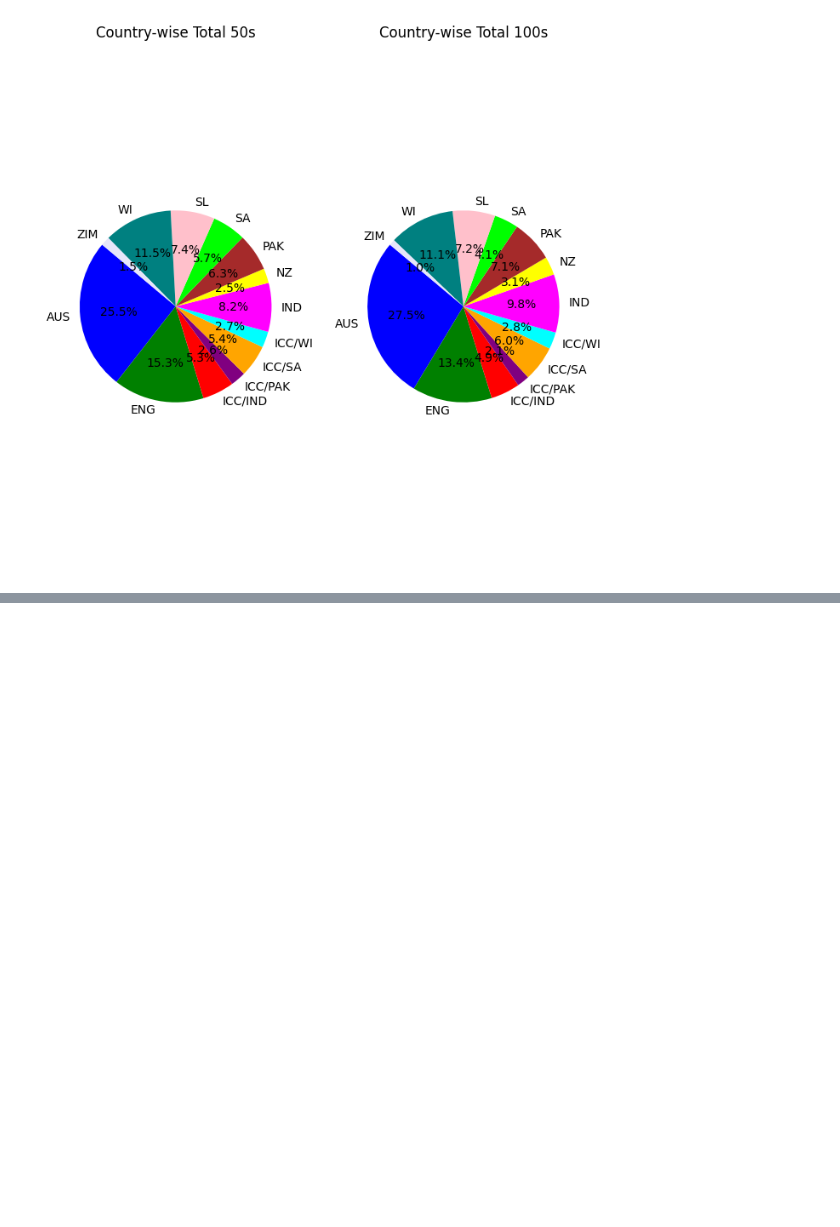
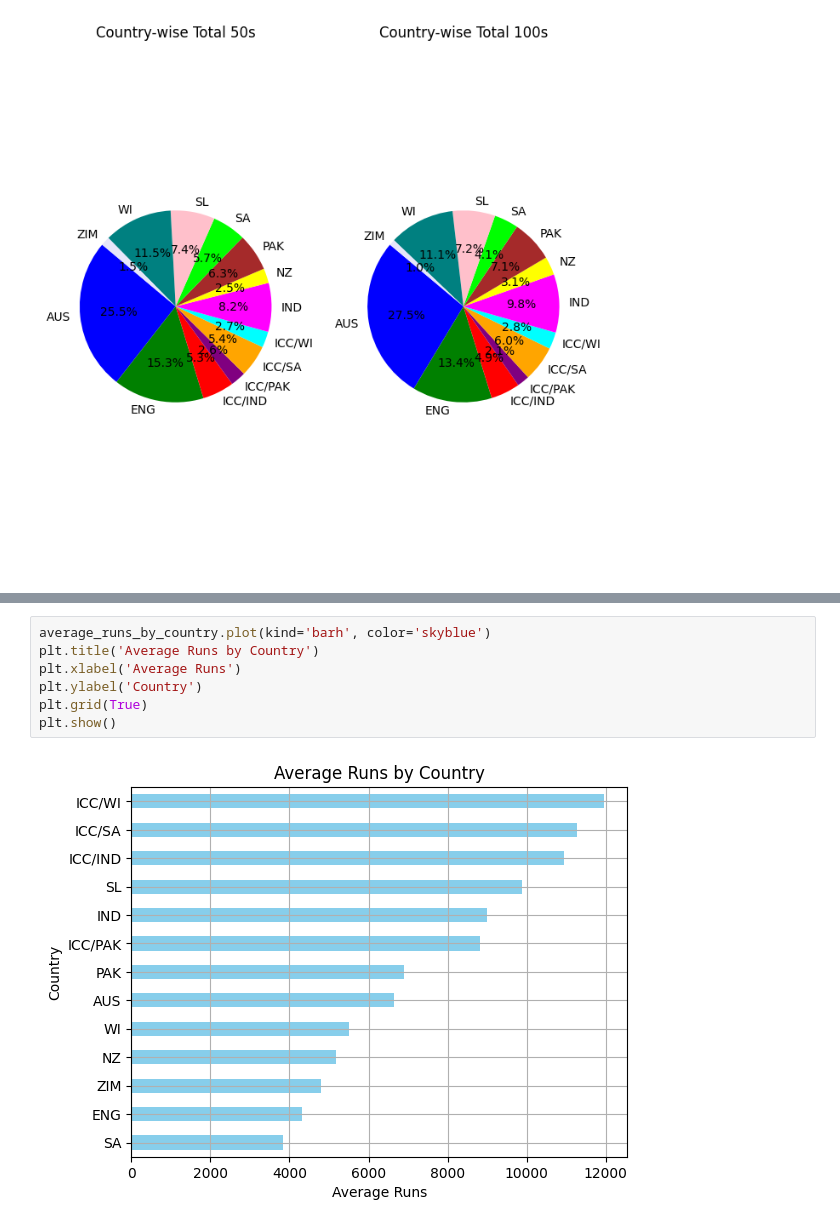
Before and after one commit to Udhay2898/Statistical-Insights-into-Test-Cricket-Performance, a Jupyter notebook: ICC_Test_Stats.ipynb, the cells around one changed output, grey strips where cells are left out. Saved outputs shown, nothing was run; the diff lists cells and outputs as text; blank space fills up the shorter version.

```diff
--- a/ICC_Test_Stats.ipynb
+++ b/ICC_Test_Stats.ipynb
@@ -428,0 +463,9 @@ plt.show()
+# %%
+average_runs_by_country.plot(kind='barh', color='skyblue')
+plt.title('Average Runs by Country')
+plt.xlabel('Average Runs')
+plt.ylabel('Country')
+plt.grid(True)
+plt.show()
+# %% [output]
+[figure, added]
```
Also changed, not shown: parts of 6 cells of this notebook.
